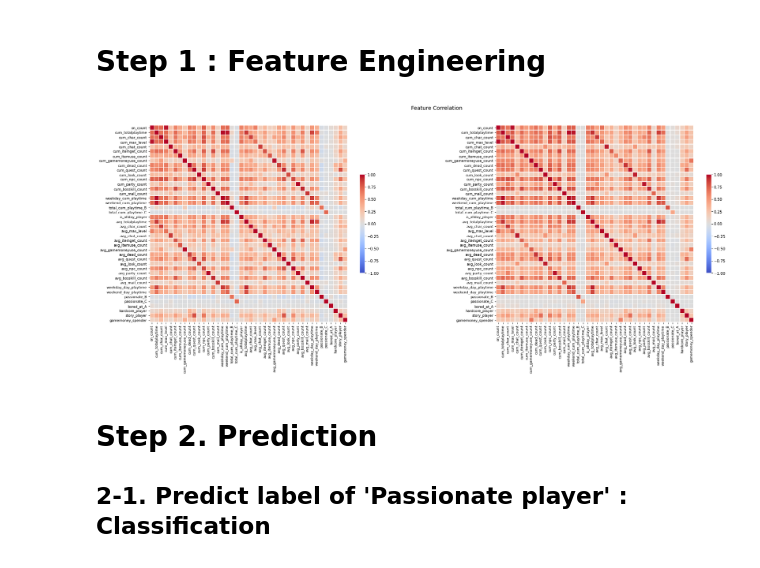
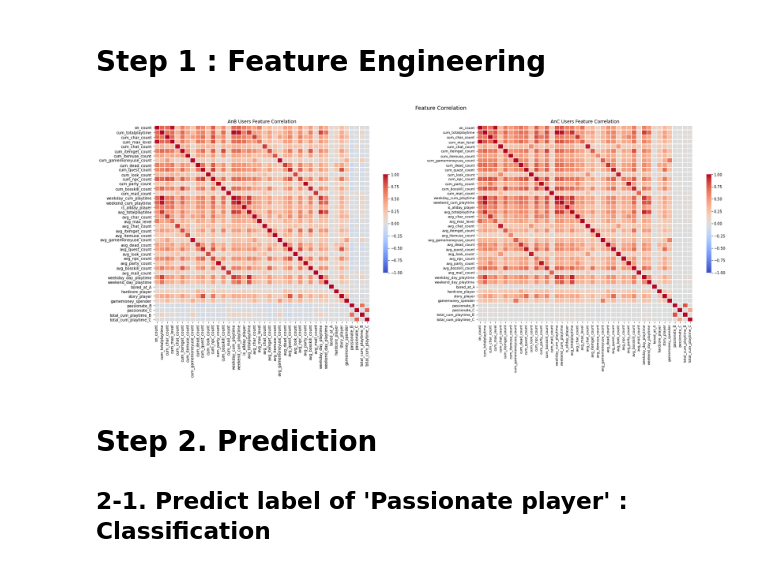
Before and after one commit to binvonseoul/nexon, a Jupyter notebook: NEXON_model.ipynb, the cells around one changed output. Saved outputs shown, nothing was run; the diff lists cells and outputs as text; code cells hidden in the pictures.

```diff
--- a/NEXON_model.ipynb
+++ b/NEXON_model.ipynb
@@ -38,7 +38,8 @@ cwd
 # Step 0. Preprocessing
 ## 0-1. Read datasets
 # %%
-data_dir = os.path.join(cwd, 'UX선행기획팀')
+#data_dir = os.path.join(cwd, 'UX선행기획팀')
+data_dir = cwd
 
 output = pd.read_csv(os.path.join(data_dir, 'output_sample.csv'))
 
@@ -227,27 +227,31 @@ moneyspender_id = A[(A['avg_gamemoneyuse_count'] >= A['avg_gamemoneyuse_count'].
 A.loc[moneyspender_id, 'gamemoney_spender'] = 1
 
 A = A.replace(np.nan, 0)
+# %%
+A = pd.concat([A.drop(['passionate_B', 'passionate_C', 'total_cum_playtime_B', 'total_cum_playtime_C'], axis=1), A[['passionate_B', 'passionate_C', 'total_cum_playtime_B', 'total_cum_playtime_C']]], axis=1)
 # %%
 import seaborn as sns
 
 plt.figure(figsize=(28, 9))
-plt.subplots_adjust(left=0.125, bottom=0.1, right=0.9, top=0.9, wspace=0.4, hspace=0.4)
+plt.subplots_adjust(left=0.125, bottom=0.1, right=0.9, top=0.9, wspace=0.2, hspace=0.4)
 
 plt.subplot(1,2,1)
 mask = np.triu(np.ones_like(A.loc[user_AnB,:].corr(), dtype=bool))
 sns.heatmap(A.loc[user_AnB,:].corr(), cmap='coolwarm', linewidths=.5, cbar_kws={"shrink": .5},  vmin = -1, vmax = 1)
-plt.xticks(fontsize=9)
-plt.yticks(fontsize=9)
+plt.title("AnB Users Feature Correlation")
+plt.xticks(fontsize=10)
+plt.yticks(fontsize=10)
 
 plt.subplot(1,2,2)
 mask = np.triu(np.ones_like(A.loc[user_AnC,:].corr(), dtype=bool))
 sns.heatmap(A.loc[user_AnC,:].corr(), cmap='coolwarm', linewidths=.5, cbar_kws={"shrink": .5},  vmin = -1, vmax = 1)
 plt.suptitle("Feature Correlation", fontsize=14)
+plt.title("AnC Users Feature Correlation")
 plt.xticks(fontsize=9)
 plt.yticks(fontsize=9)
 plt.show()
 # %% [output]
-[figure, old version]
+[figure, new version]
 # %% [markdown]
 # Step 2. Prediction
 ## 2-1. Predict label of 'Passionate player' : Classification
```
Also changed, not shown: parts of 19 cells of this notebook, 1 other file.
